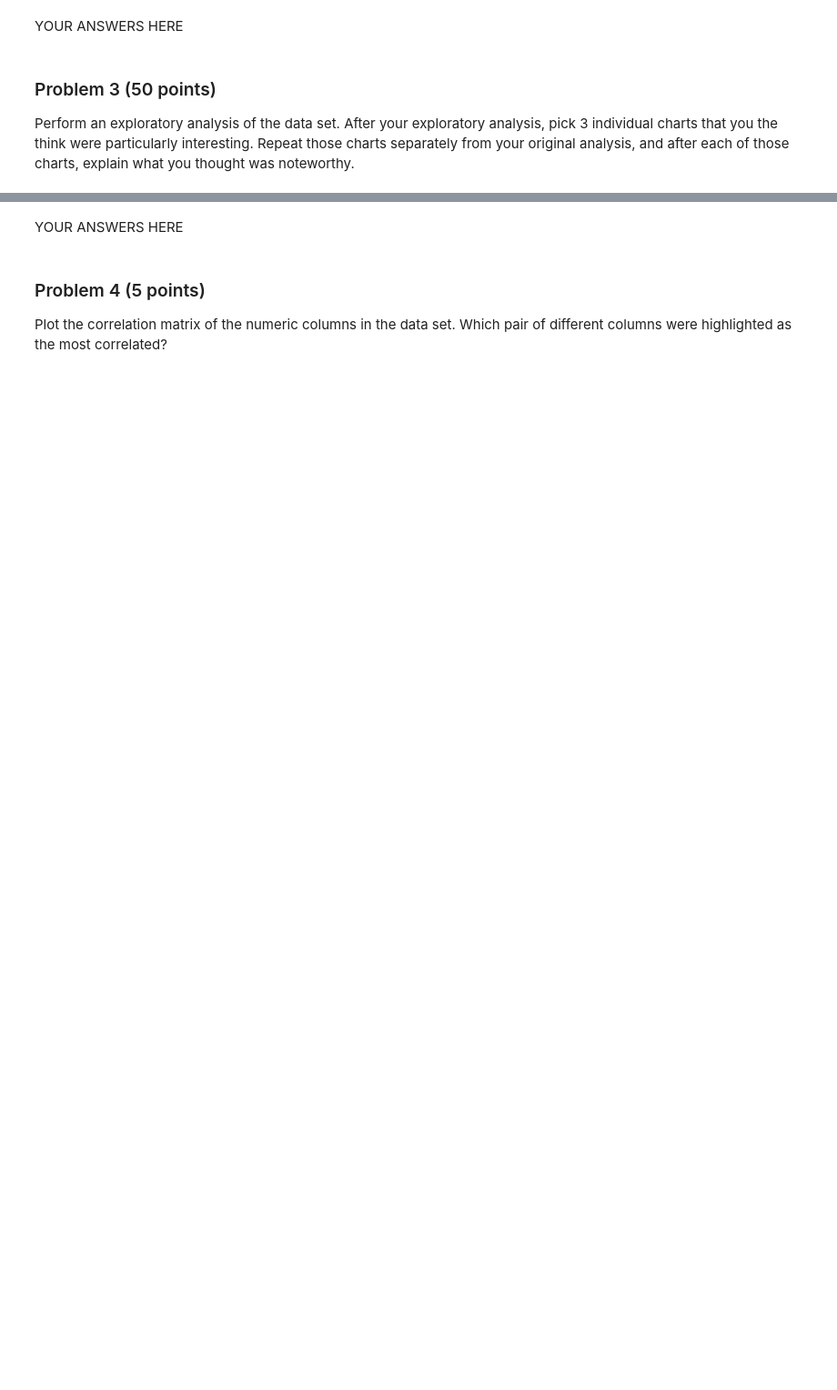
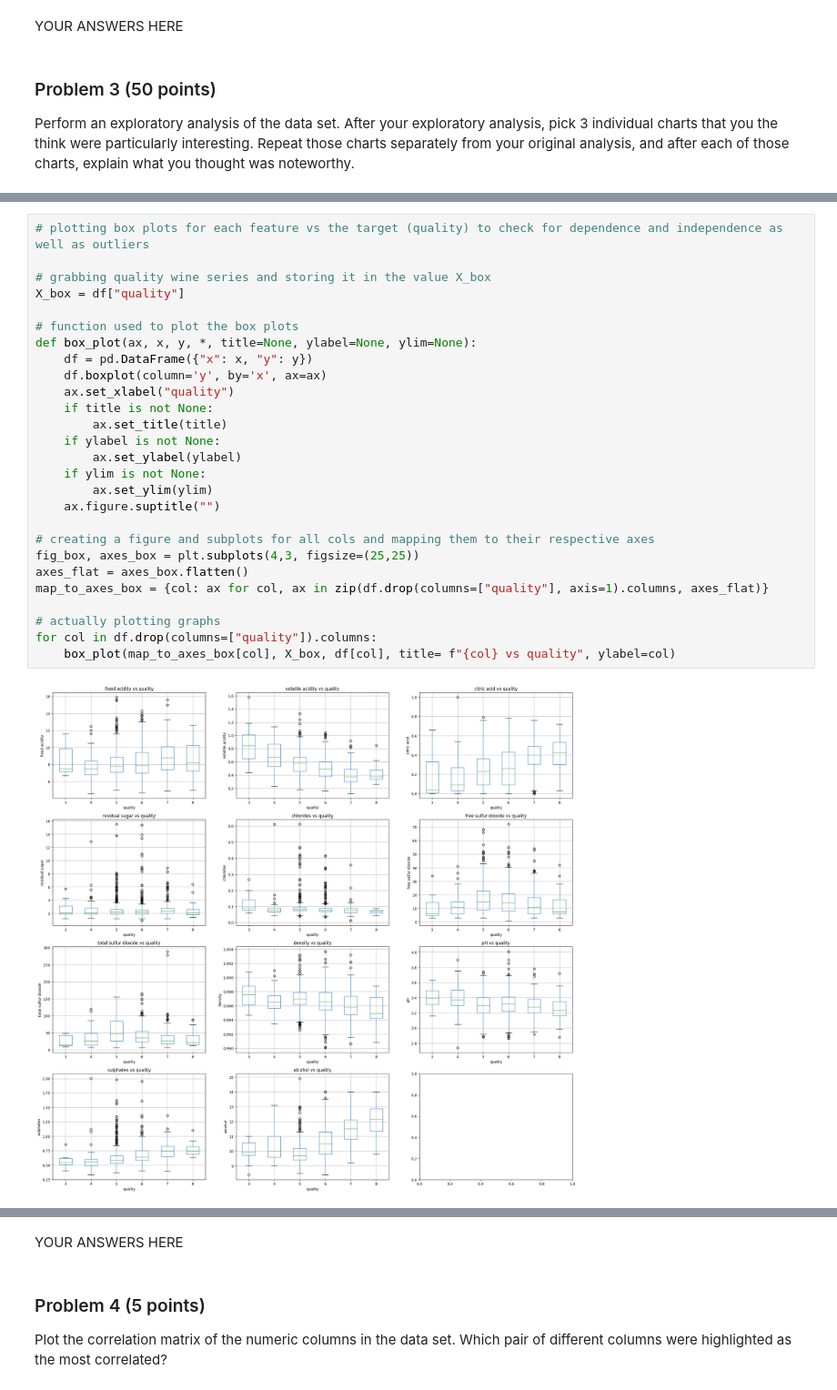
Before and after one commit to Madi-Williams/dx602-final-project, a Jupyter notebook: project.ipynb, the cells around one changed output, grey strips where cells are left out. Shown at 91% size. Drawn from its saved outputs; the diff is of its cells as text; blank space fills up the shorter version.

```diff
--- a/project.ipynb
+++ b/project.ipynb
@@ -90,0 +198,29 @@ Repeat those charts separately from your original analysis, and after each of th
+# %%
+# plotting box plots for each feature vs the target (quality) to check for dependence and independence as well as outliers
+
+# grabbing quality wine series and storing it in the value X_box
+X_box = df["quality"]
+
+# function used to plot the box plots
+def box_plot(ax, x, y, *, title=None, ylabel=None, ylim=None):
+    df = pd.DataFrame({"x": x, "y": y})
+    df.boxplot(column='y', by='x', ax=ax)
+    ax.set_xlabel("quality")
+    if title is not None:
+        ax.set_title(title)
+    if ylabel is not None:
+        ax.set_ylabel(ylabel)
+    if ylim is not None:
+        ax.set_ylim(ylim)
+    ax.figure.suptitle("")
+
+# creating a figure and subplots for all cols and mapping them to their respective axes
+fig_box, axes_box = plt.subplots(4,3, figsize=(25,25))
+axes_flat = axes_box.flatten()
+map_to_axes_box = {col: ax for col, ax in zip(df.drop(columns=["quality"], axis=1).columns, axes_flat)}
+
+# actually plotting graphs
+for col in df.drop(columns=["quality"]).columns:
+    box_plot(map_to_axes_box[col], X_box, df[col], title= f"{col} vs quality", ylabel=col)
+# %% [output]
+[figure, added]
```
Also changed, not shown: parts of 52 cells of this notebook, 2 other files.
